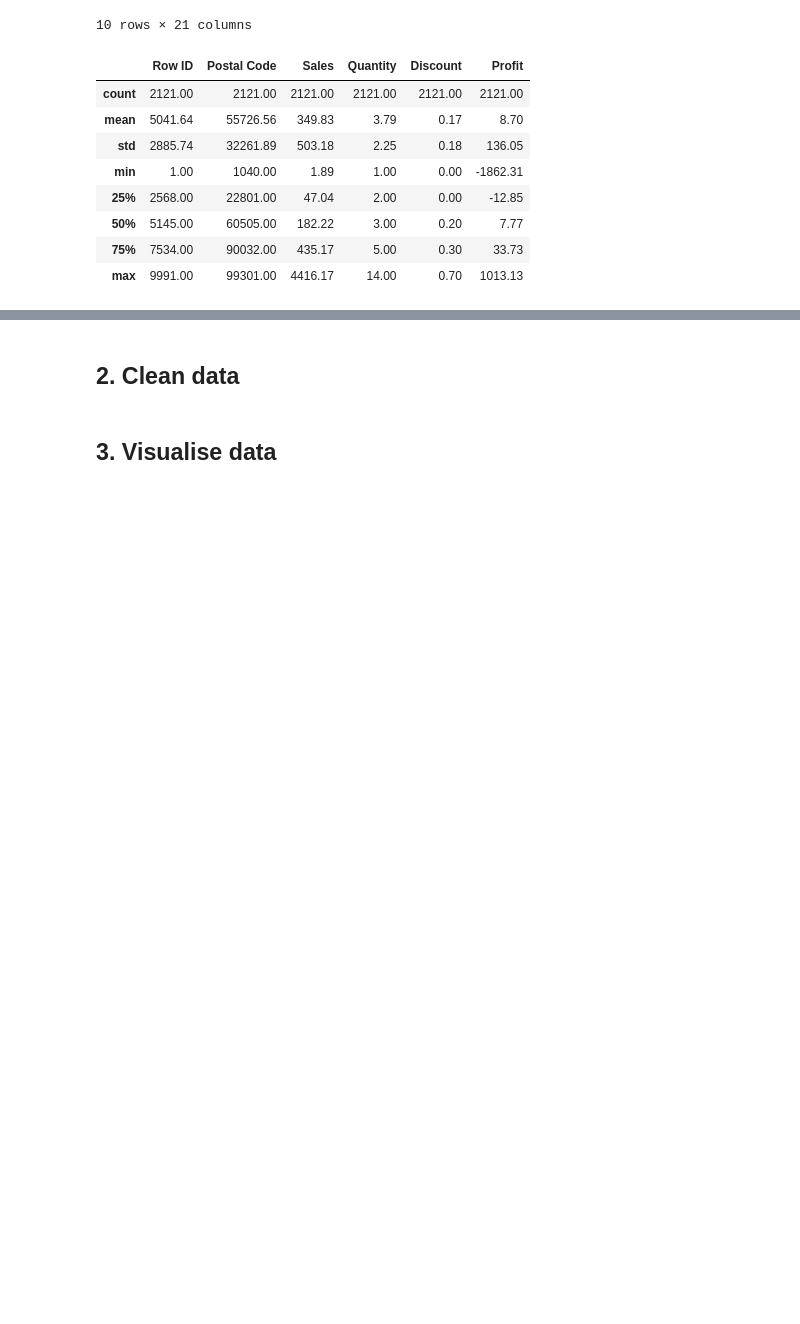
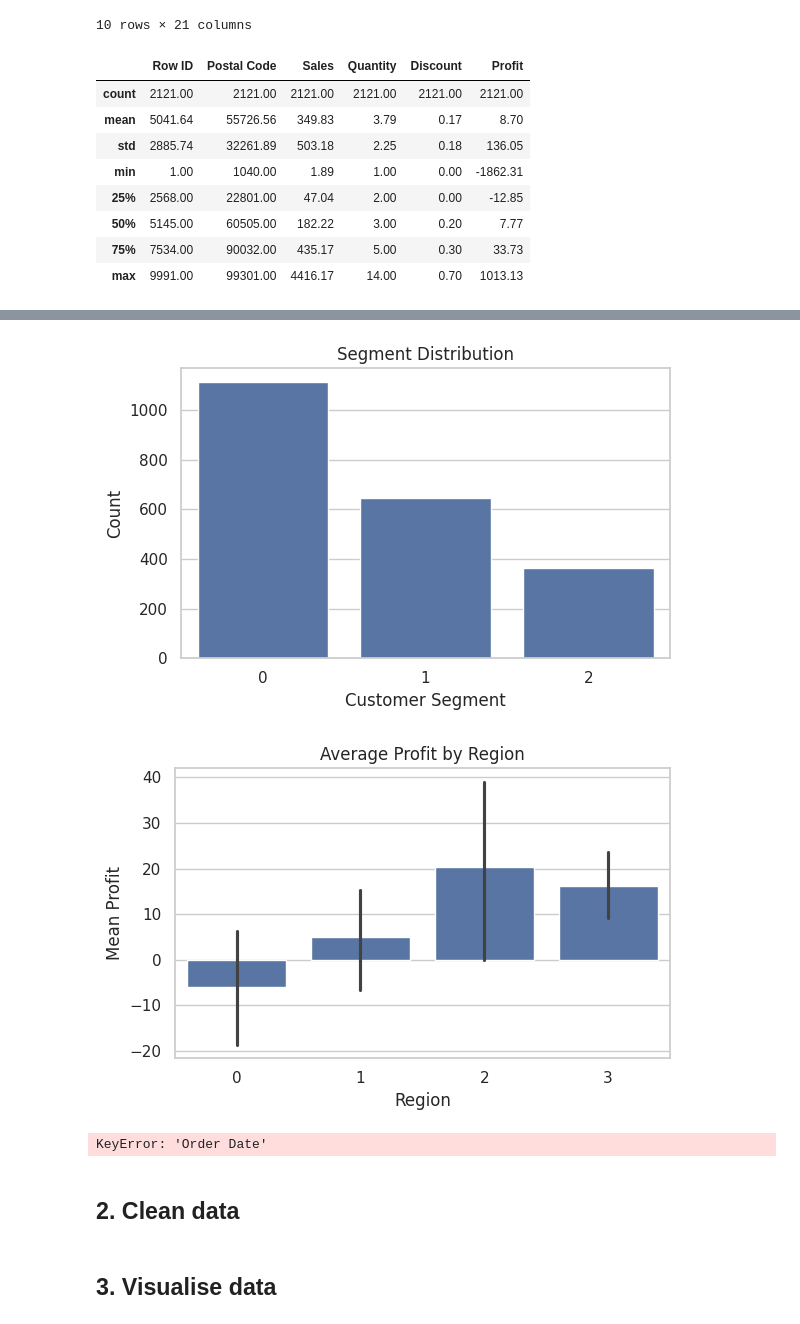
Before and after one commit to Kenchch/Phase-2-Data-Science-FengJiang, a Jupyter notebook: 1. Analysis and Preprocessing/part1-submission.ipynb, the cells around one changed output, grey strips where cells are left out. Saved outputs shown, nothing was run; the diff lists cells and outputs as text; code cells hidden in the pictures; blank space fills up the shorter version.

```diff
--- a/1. Analysis and Preprocessing/part1-submission.ipynb
+++ b/1. Analysis and Preprocessing/part1-submission.ipynb
@@ -106,3 +149,40 @@ plt.show()
+# %%
+# 可视化：Segment 类别数量分布
+plt.figure(figsize=(6, 4))
+sns.countplot(data=df, x='Segment')
+plt.title("Segment Distribution")
+plt.xlabel("Customer Segment")
+plt.ylabel("Count")
+plt.tight_layout()
+plt.show()
+
+# 可视化：Region 与平均 Profit 的关系
+plt.figure(figsize=(6, 4))
+sns.barplot(data=df, x='Region', y='Profit', estimator='mean')
+plt.title("Average Profit by Region")
+plt.ylabel("Mean Profit")
+plt.tight_layout()
+plt.show()
+
+# 时间序列：按月份统计销售趋势
+df['Order Date'] = pd.to_datetime(df['Order Date'], errors='coerce')
+df['YearMonth'] = df['Order Date'].dt.to_period('M')
+
+monthly_sales = df.groupby('YearMonth')['Sales'].sum()
+monthly_sales.index = monthly_sales.index.to_timestamp()
+
+plt.figure(figsize=(10, 4))
+monthly_sales.plot()
+plt.title("Monthly Sales Trend")
+plt.xlabel("Month")
+plt.ylabel("Total Sales")
+plt.grid(True)
+plt.tight_layout()
+plt.show()
+# %% [output]
+[figure, added]
+[figure, added]
+KeyError: 'Order Date'
 # %% [markdown]
 ## 2. Clean data
 # %%
```
Also changed, not shown: parts of 5 cells of this notebook.
